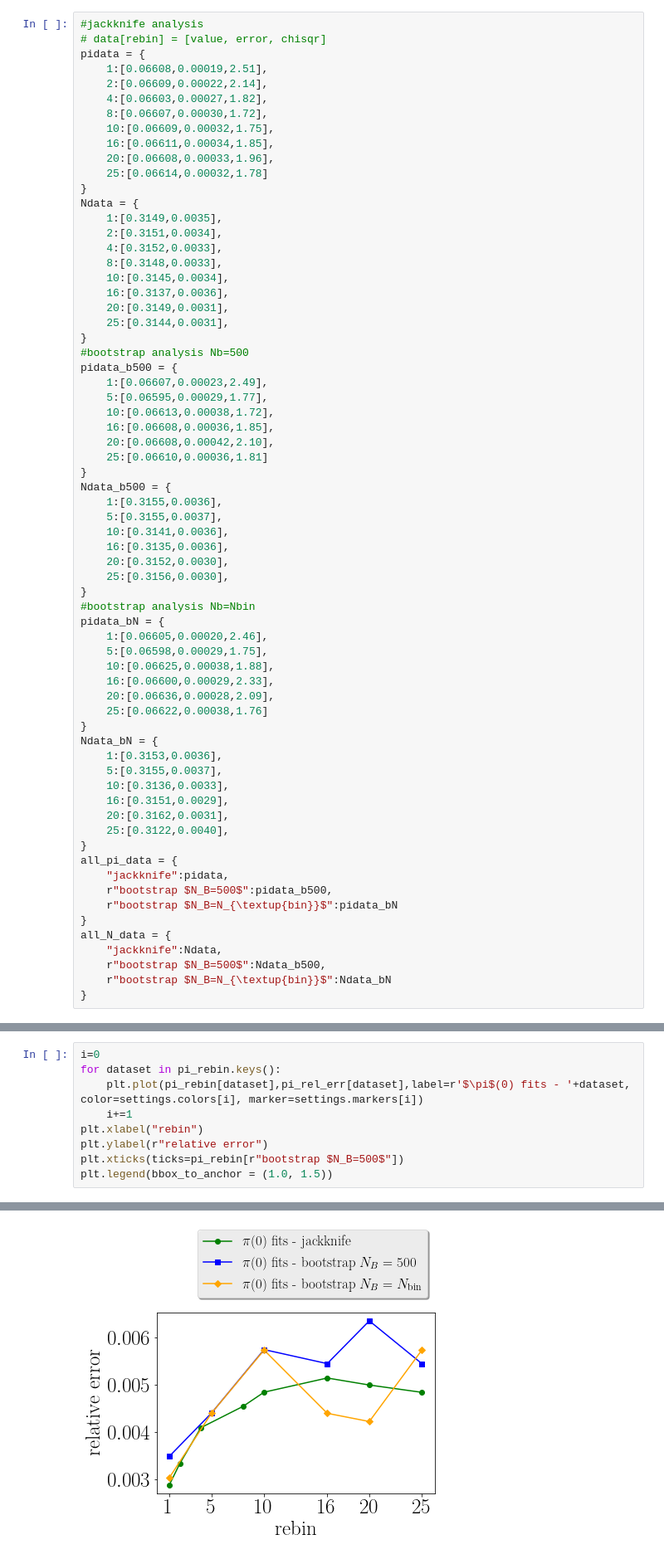
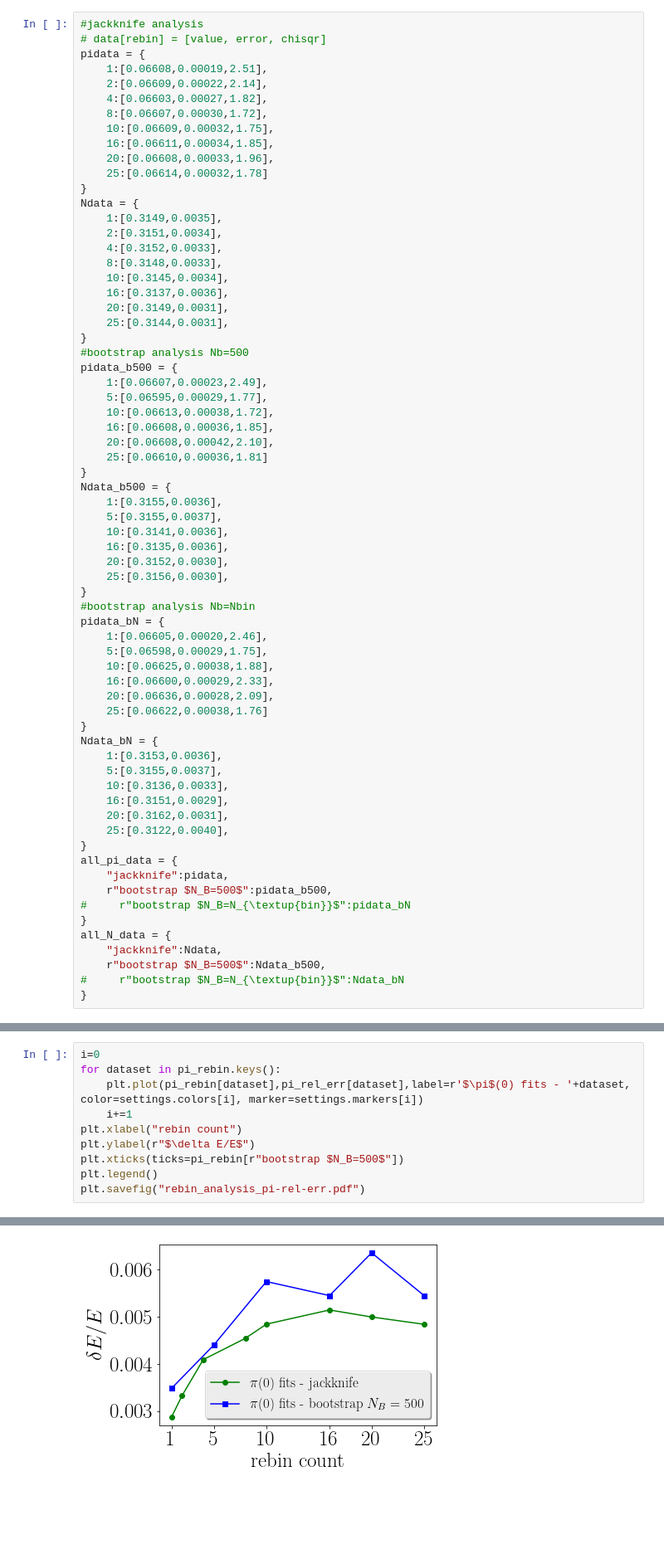
Before and after one commit to xinucode/sigmond_python_plots, a Jupyter notebook: rebin/rebin_analysis_no2.ipynb, the cells around one changed output, grey strips where cells are left out. Shown at 83% size. Saved outputs shown, nothing was run; the diff lists cells and outputs as text; blank space fills up the shorter version.

Commit message:
reformatted plots

```diff
--- a/rebin/rebin_analysis_no2.ipynb
+++ b/rebin/rebin_analysis_no2.ipynb
@@ -72,12 +72,12 @@ Ndata_bN = {
 all_pi_data = {
     "jackknife":pidata,
     r"bootstrap $N_B=500$":pidata_b500,
-    r"bootstrap $N_B=N_{\textup{bin}}$":pidata_bN
+#     r"bootstrap $N_B=N_{\textup{bin}}$":pidata_bN
 }
 all_N_data = {
     "jackknife":Ndata,
     r"bootstrap $N_B=500$":Ndata_b500,
-    r"bootstrap $N_B=N_{\textup{bin}}$":Ndata_bN
+#     r"bootstrap $N_B=N_{\textup{bin}}$":Ndata_bN
 }
 # %%
 N_rebin = {}
@@ -125,8 +125,9 @@ i=0
 for dataset in pi_rebin.keys():
     plt.plot(pi_rebin[dataset],pi_rel_err[dataset],label=r'$\pi$(0) fits - '+dataset, color=settings.colors[i], marker=settings.markers[i])
     i+=1
-plt.xlabel("rebin")
-plt.ylabel(r"relative error")
+plt.xlabel("rebin count")
+plt.ylabel(r"$\delta E/E$")
 plt.xticks(ticks=pi_rebin[r"bootstrap $N_B=500$"])
-plt.legend(bbox_to_anchor = (1.0, 1.5))
+plt.legend()
+plt.savefig("rebin_analysis_pi-rel-err.pdf")
 # %% [output]
@@ -134,4 +134,4 @@ plt.legend(bbox_to_anchor = (1.0, 1.5))
-[figure, old version]
+[figure, new version]
 # %%
 for dataset in N_rebin.keys():
     plt.plot(N_rebin[dataset],N_rel_err[dataset],label=r'N(0) fits - '+dataset, color=settings.colors[i], marker=settings.markers[i])
```
Also changed, not shown: parts of 6 cells of this notebook.
